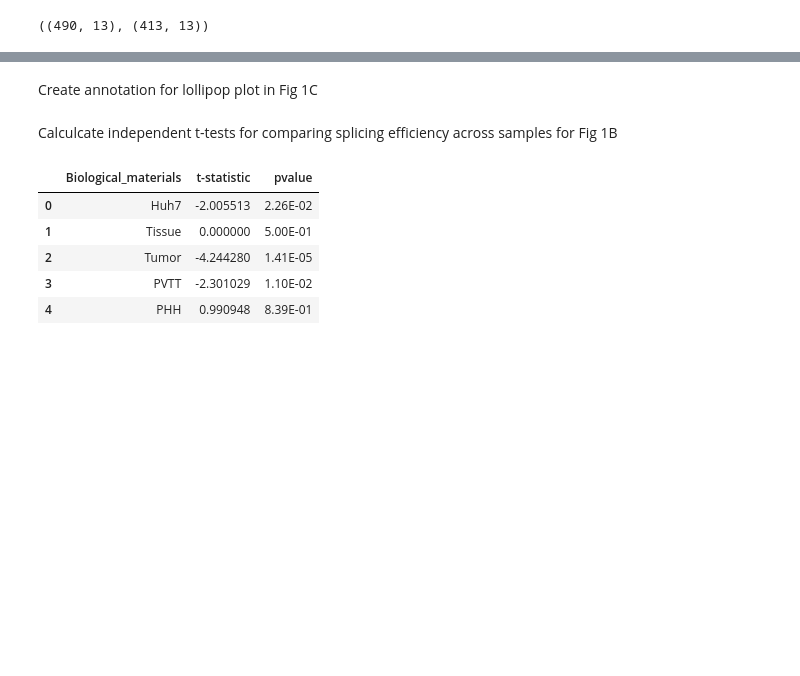
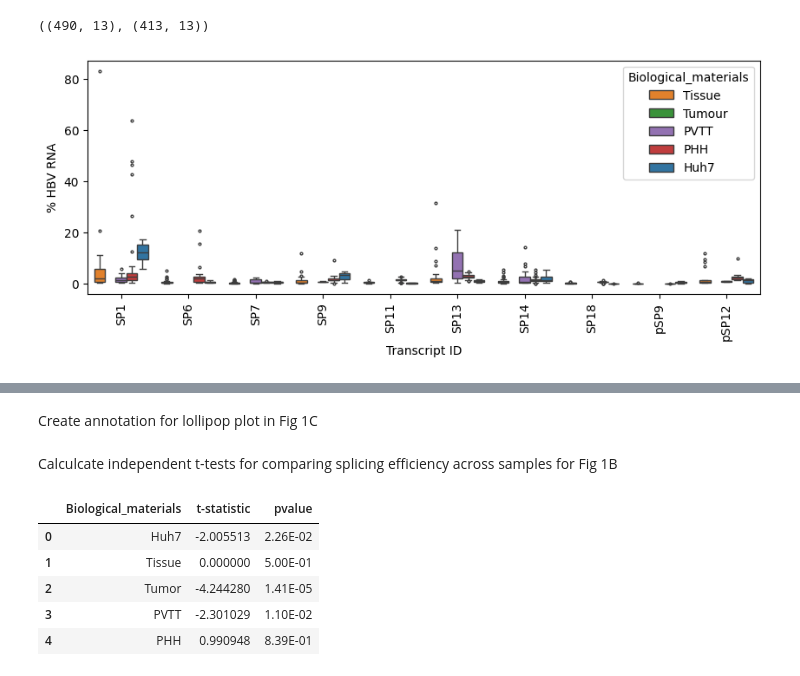
Before and after one commit to lcscs12345/HBV_splicing_paper_2025, a Jupyter notebook: jupyter_notebooks/01-splicing_efficiency.ipynb, the cells around one changed output, grey strips where cells are left out. Drawn from its saved outputs; the diff is of its cells as text; code cells hidden in the pictures; blank space fills up the shorter version.

```diff
--- a/jupyter_notebooks/01-splicing_efficiency.ipynb
+++ b/jupyter_notebooks/01-splicing_efficiency.ipynb
@@ -12,6 +12,7 @@ Read in Supplementary files from [Lim et al 2021](https://doi.org/10.1099/mgen.0
 s1 = pd.read_excel("../data/processed_files/mgen-7-492-s002.xlsx", sheet_name="S1_Percent_HBV_RNA")
 s1 = s1[(~s1.TCONS.isna()) & (s1.num_exons>1)].copy()
 s1['HBV_genotype'] = s1.HBV_genotype.apply(lambda x: list(x)[0])
+s1.rename(columns = {"Splice_variants": "Transcript ID"}, inplace=True)
 sp = s1.groupby(["Library_name","Biological_materials","HBV_genotype"])["Percent_HBV_RNA"].sum().reset_index()
 # %%
 # read in SRA metadata to replace replicate IDs with Run IDs
@@ -291,0 +302,12 @@ cosi_long[cosi_long["Transcript ID"].str.contains("pSP")].shape, cosi_long[cosi_
+# %%
+plt.figure(figsize=(10, 3.5))
+g = sns.boxplot(data=s1,
+            x="Transcript ID", y="Percent_HBV_RNA", fliersize=2,
+            hue="Biological_materials", hue_order=["Tissue","Tumour","PVTT","PHH","Huh7"],
+            palette=['#ff7f0e', '#2ca02c', '#9467bd', '#d62728', '#1f77b4'],
+            order=['SP1', 'SP6', 'SP7', 'SP9', 'SP11', 'SP13', 'SP14', 'SP18', 'pSP9', 'pSP12'])
+plt.ylabel("% HBV RNA")
+plt.xticks(rotation=90)
+plt.savefig("../results/figures/figs1/percent_rna-sm.pdf", bbox_inches='tight')
+# %% [output]
+[figure, added]
```
Also changed, not shown: parts of 8 cells of this notebook, 3 other files.
